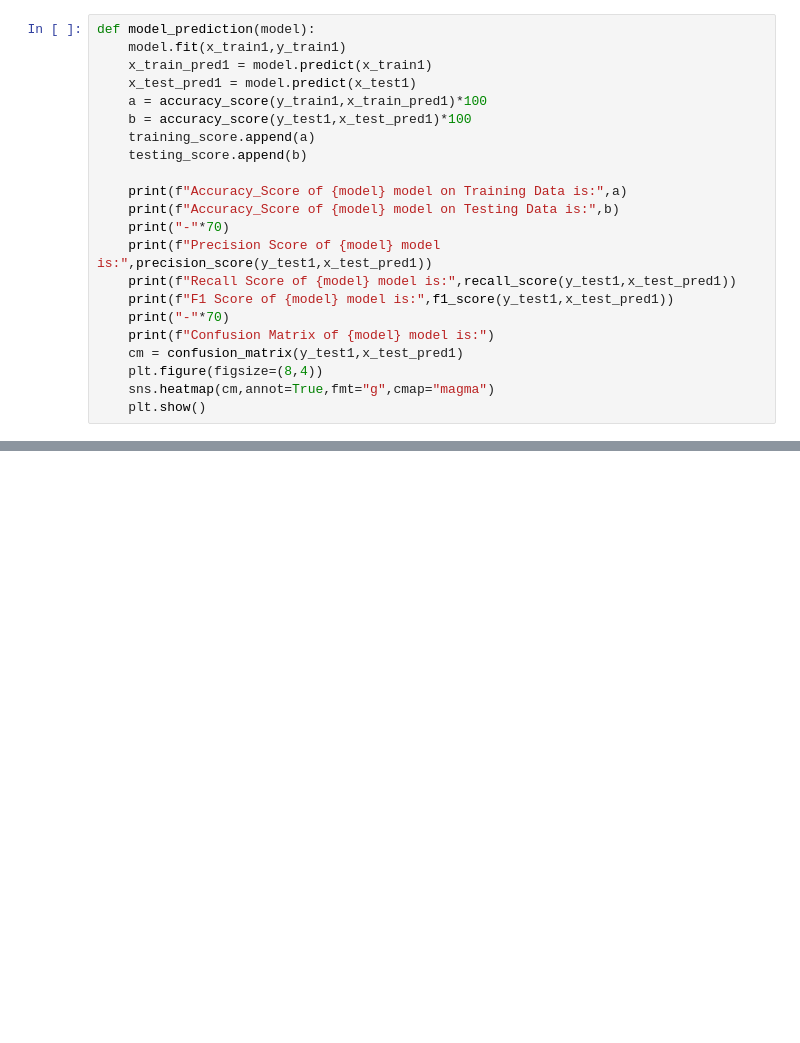
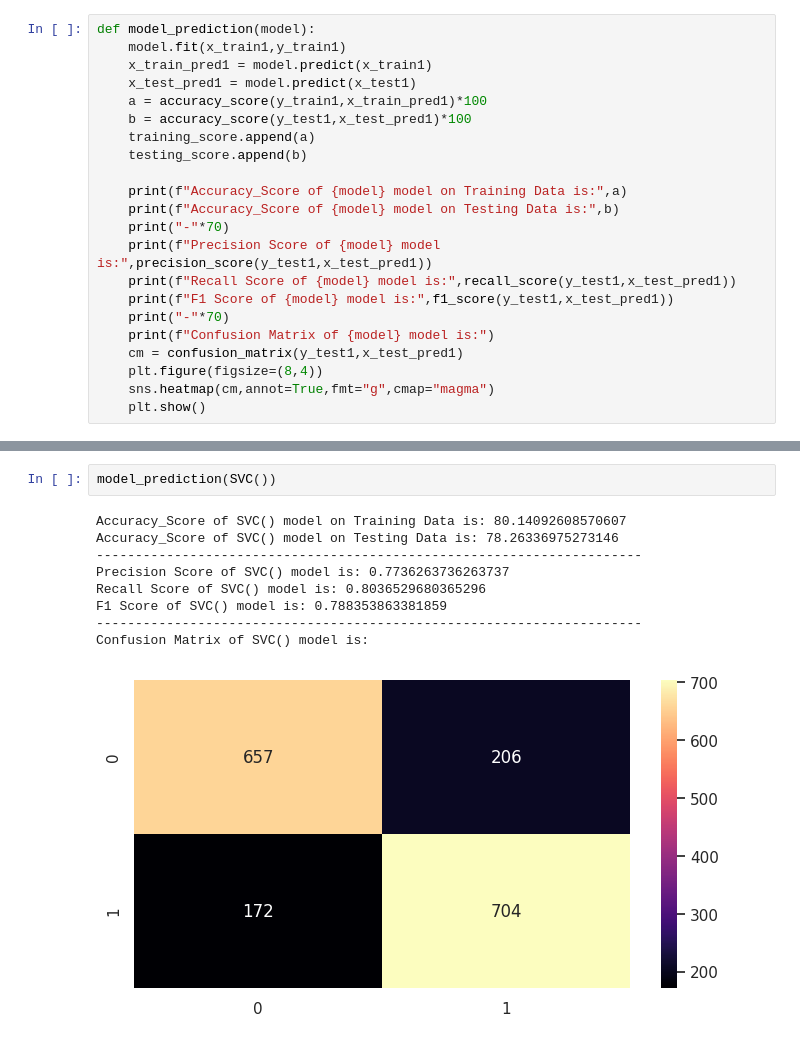
Before and after one commit to 7PAM2015-0509-2023-Team-8/Kaggle-Challenge, a Jupyter notebook: Kaggle_Challenge.ipynb, the cells around one changed output, grey strips where cells are left out. Drawn from its saved outputs; the diff is of its cells as text; blank space fills up the shorter version.

```diff
--- a/Kaggle_Challenge.ipynb
+++ b/Kaggle_Challenge.ipynb
@@ -766,0 +779,12 @@ def model_prediction(model):
+# %%
+model_prediction(SVC())
+# %% [output]
+Accuracy_Score of SVC() model on Training Data is: 80.14092608570607
+Accuracy_Score of SVC() model on Testing Data is: 78.26336975273146
+----------------------------------------------------------------------
+Precision Score of SVC() model is: 0.7736263736263737
+Recall Score of SVC() model is: 0.8036529680365296
+F1 Score of SVC() model is: 0.788353863381859
+----------------------------------------------------------------------
+Confusion Matrix of SVC() model is:
+[figure, added]
```
Also changed, not shown: parts of 1 cell of this notebook.
